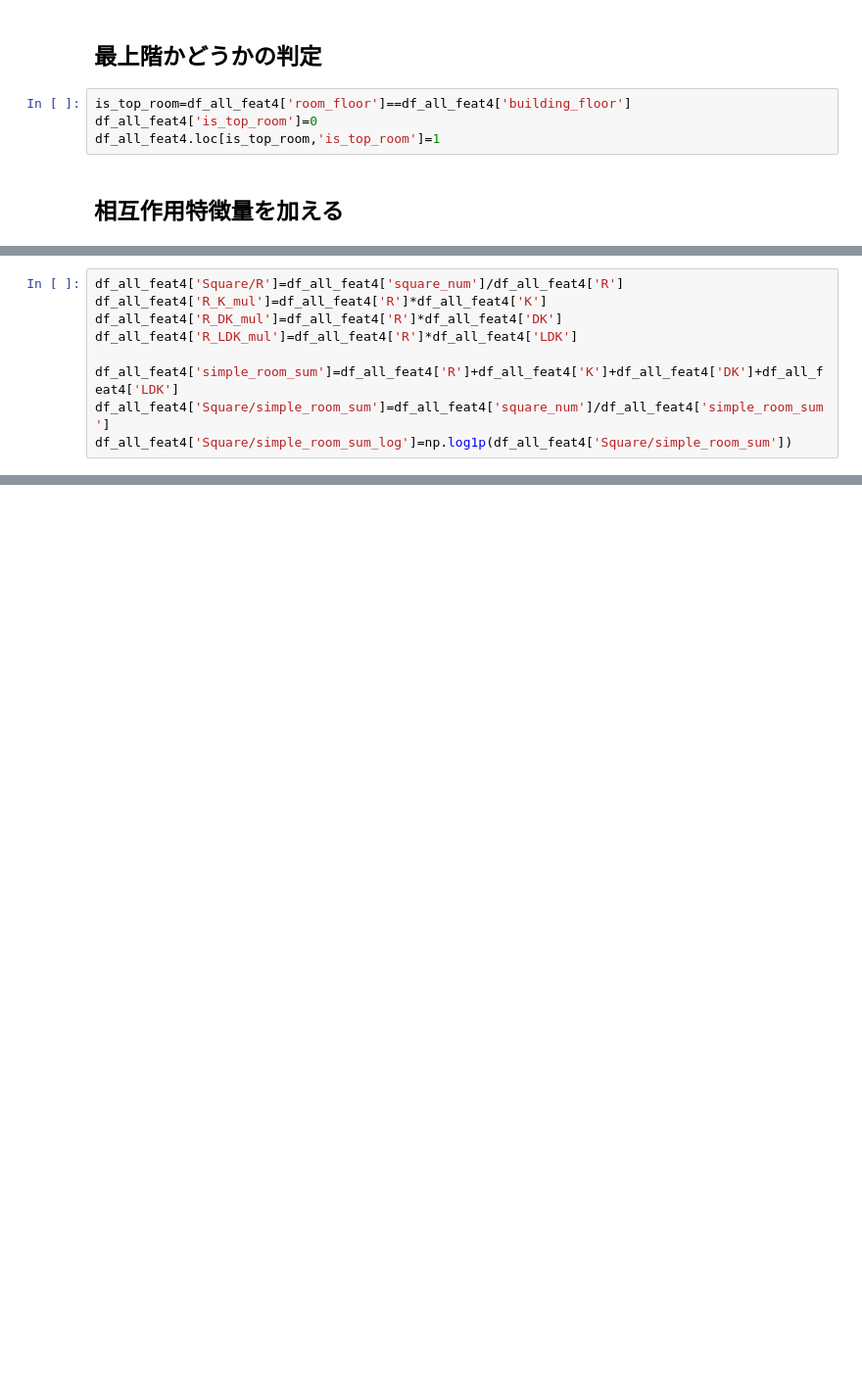
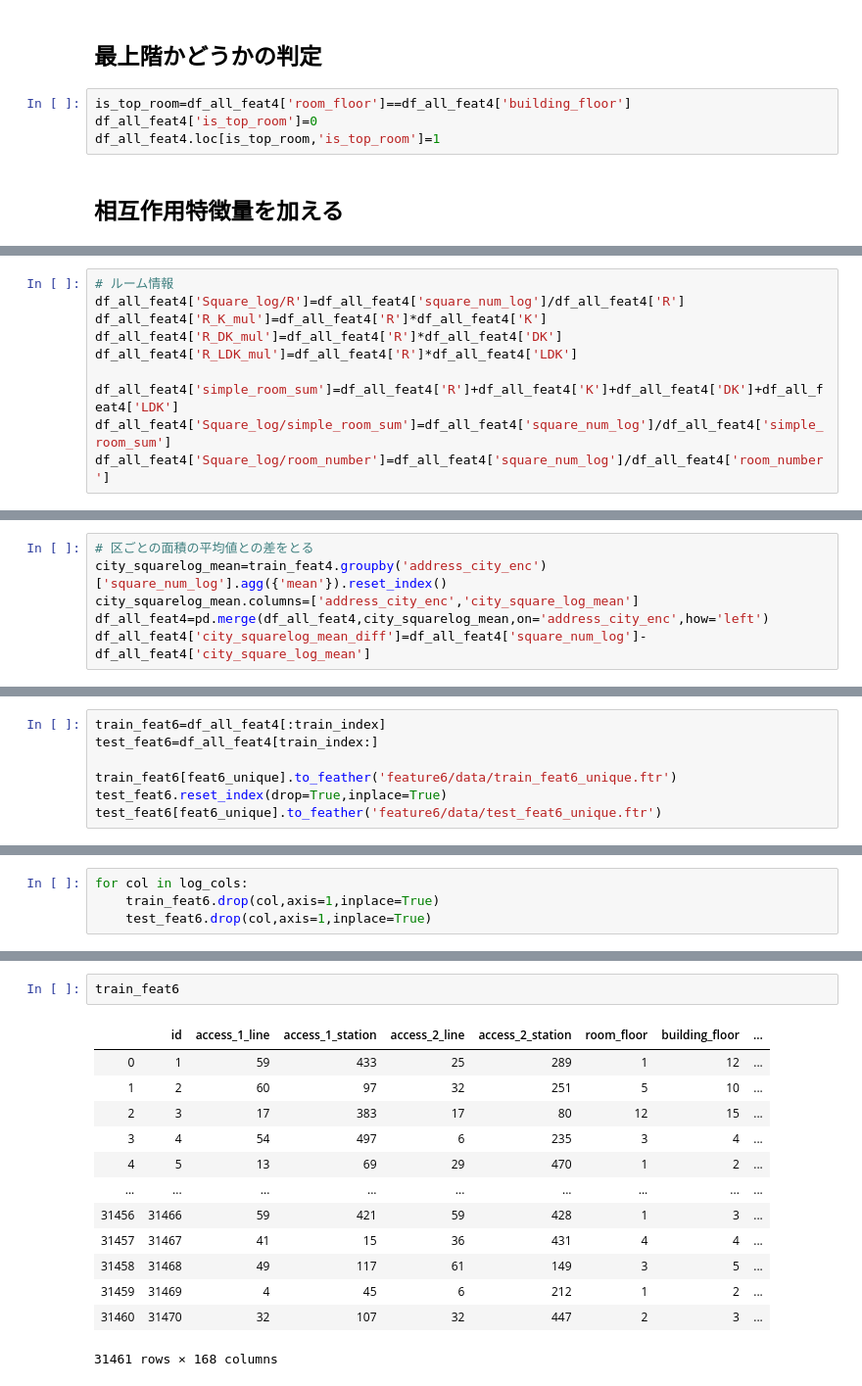
Before and after one commit to nsakki55/ml_note, a Jupyter notebook: signate/mynavi/code/make_feature6.ipynb, the cells around one changed output, grey strips where cells are left out. Shown: that part at 98% size. Cells and saved outputs as stored; diff of their text form; blank space fills up the shorter version.

```diff
--- a/signate/mynavi/code/make_feature6.ipynb
+++ b/signate/mynavi/code/make_feature6.ipynb
@@ -94,9 +88,10 @@ df_all_feat4.loc[room_building_mul,'room_building_mul']=df_all_feat4[room_buildi
 # %%
-df_all_feat4['Square/R']=df_all_feat4['square_num']/df_all_feat4['R']
+# ルーム情報
+df_all_feat4['Square_log/R']=df_all_feat4['square_num_log']/df_all_feat4['R']
 df_all_feat4['R_K_mul']=df_all_feat4['R']*df_all_feat4['K']
 df_all_feat4['R_DK_mul']=df_all_feat4['R']*df_all_feat4['DK']
 df_all_feat4['R_LDK_mul']=df_all_feat4['R']*df_all_feat4['LDK']
 
 df_all_feat4['simple_room_sum']=df_all_feat4['R']+df_all_feat4['K']+df_all_feat4['DK']+df_all_feat4['LDK']
-df_all_feat4['Square/simple_room_sum']=df_all_feat4['square_num']/df_all_feat4['simple_room_sum']
-df_all_feat4['Square/simple_room_sum_log']=np.log1p(df_all_feat4['Square/simple_room_sum'])
+df_all_feat4['Square_log/simple_room_sum']=df_all_feat4['square_num_log']/df_all_feat4['simple_room_sum']
+df_all_feat4['Square_log/room_number']=df_all_feat4['square_num_log']/df_all_feat4['room_number']
@@ -134,0 +98,6 @@ df_all
+# %%
+# 区ごとの面積の平均値との差をとる
+city_squarelog_mean=train_feat4.groupby('address_city_enc')['square_num_log'].agg({'mean'}).reset_index()
+city_squarelog_mean.columns=['address_city_enc','city_square_log_mean']
+df_all_feat4=pd.merge(df_all_feat4,city_squarelog_mean,on='address_city_enc',how='left')
+df_all_feat4['city_squarelog_mean_diff']=df_all_feat4['square_num_log']-df_all_feat4['city_square_log_mean']
@@ -134,0 +115,7 @@ df_all
+# %%
+train_feat6=df_all_feat4[:train_index]
+test_feat6=df_all_feat4[train_index:]
+
+train_feat6[feat6_unique].to_feather('feature6/data/train_feat6_unique.ftr')
+test_feat6.reset_index(drop=True,inplace=True)
+test_feat6[feat6_unique].to_feather('feature6/data/test_feat6_unique.ftr')
@@ -134,0 +124,4 @@ df_all
+# %%
+for col in log_cols:
+    train_feat6.drop(col,axis=1,inplace=True)
+    test_feat6.drop(col,axis=1,inplace=True)
@@ -134,0 +141,16 @@ df_all
+# %%
+train_feat6
+# %% [output]
+|  | id | access_1_line | access_1_station | access_2_line | access_2_station | room_floor | building_floor | ... |
+| 0 | 1 | 59 | 433 | 25 | 289 | 1 | 12 | ... |
+| 1 | 2 | 60 | 97 | 32 | 251 | 5 | 10 | ... |
+| 2 | 3 | 17 | 383 | 17 | 80 | 12 | 15 | ... |
+| 3 | 4 | 54 | 497 | 6 | 235 | 3 | 4 | ... |
+| 4 | 5 | 13 | 69 | 29 | 470 | 1 | 2 | ... |
+| ... | ... | ... | ... | ... | ... | ... | ... | ... |
+| 31456 | 31466 | 59 | 421 | 59 | 428 | 1 | 3 | ... |
+| 31457 | 31467 | 41 | 15 | 36 | 431 | 4 | 4 | ... |
+| 31458 | 31468 | 49 | 117 | 61 | 149 | 3 | 5 | ... |
+| 31459 | 31469 | 4 | 45 | 6 | 212 | 1 | 2 | ... |
+| 31460 | 31470 | 32 | 107 | 32 | 447 | 2 | 3 | ... |
+31461 rows × 168 columns
```
Also changed, not shown: parts of 13 cells of this notebook, 10 other files.
